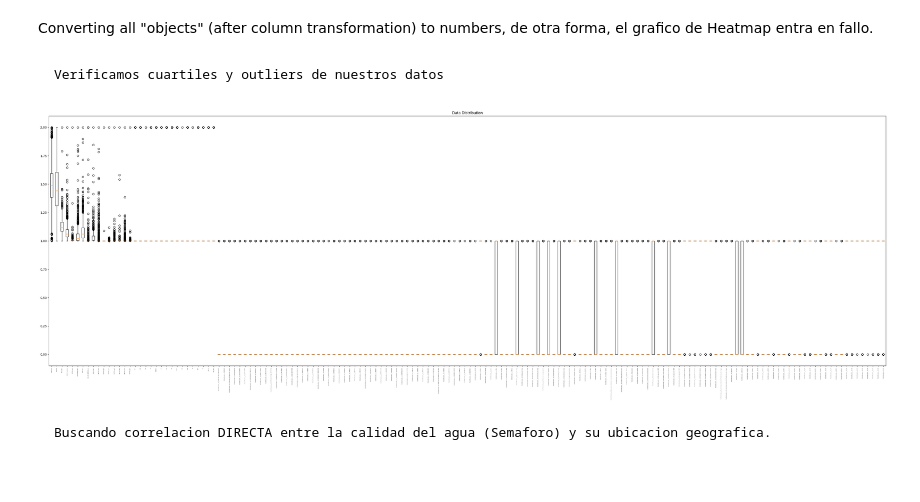
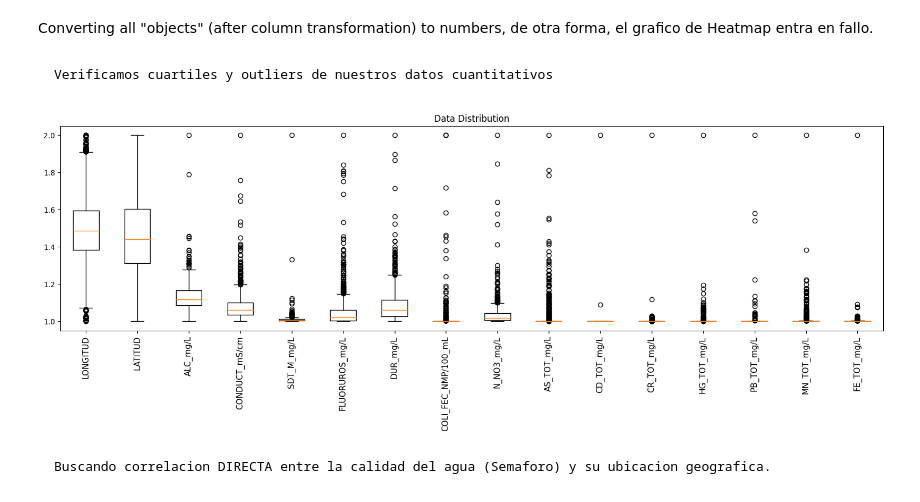
Before and after one commit to PosgradoMNA/actividades-del-projecto-equipo_167, a Jupyter notebook: semana 9/Limpieza, análisis, visualización y kmeans.ipynb, the cells around one changed output. Saved outputs shown, nothing was run; the diff lists cells and outputs as text; code cells hidden in the pictures.

```diff
--- a/semana 9/Limpieza, análisis, visualización y kmeans.ipynb
+++ b/semana 9/Limpieza, análisis, visualización y kmeans.ipynb
@@ -113,18 +114,18 @@ Xtv, Xtest, ytv, ytest = train_test_split(X, y, test_size=.15, random_state=0)
 # %% [markdown]
     Creamos el pipeline para normalizar, e imputar datos faltantes
 # %%
-num_pipeline = Pipeline(steps = [('impMediana', SimpleImputer(missing_values=np.nan, strategy= 'mean', fill_value = 0)),
-                                 ('escalaNum', MinMaxScaler(feature_range=(1,2)))])
+num_pipeline = Pipeline(steps = [('impute', SimpleImputer(missing_values=np.nan, strategy= 'mean', fill_value = 0)),
+                                 ('scale', MinMaxScaler(feature_range=(1,2)))])
 num_pipeline_nombres = ['LONGITUD','LATITUD','ALC_mg/L','CONDUCT_mS/cm','SDT_M_mg/L',
-'FLUORUROS_mg/L','DUR_mg/L','COLI_FEC_NMP/100_mL','N_NO3_mg/L','AS_TOT_mg/L','CD_TOT_mg/L','CR_TOT_mg/L','HG_TOT_mg/L','PB_TOT_mg/L','MN_TOT_mg/L','FE_TOT_mg/L',
-'ALC',	'AS',	'CD',	'CF',	'CONDUC',	'CR',	'DT',	'FE',	'FLUO',	'HG',	'MN',	'NI',	'NO3',	'PB',	'SDT_ra',	'SDT_salin']
+'FLUORUROS_mg/L','DUR_mg/L','COLI_FEC_NMP/100_mL','N_NO3_mg/L','AS_TOT_mg/L','CD_TOT_mg/L','CR_TOT_mg/L','HG_TOT_mg/L','PB_TOT_mg/L','MN_TOT_mg/L','FE_TOT_mg/L']
 
 
-catOHE_pipeline =  Pipeline(steps= [('si2', SimpleImputer(missing_values=np.nan, strategy='most_frequent', fill_value=np.nan)),
-                                    ('OneHotEncoder', OneHotEncoder(handle_unknown = 'ignore',drop='if_binary' ))
+
+catOHE_pipeline =  Pipeline(steps= [('impute', SimpleImputer(missing_values=np.nan, strategy='most_frequent', fill_value=np.nan)),
+                                    ('one-hot', OneHotEncoder(handle_unknown = 'ignore',drop='if_binary', sparse=False ))
                                     #('si2', SimpleImputer(missing_values=np.nan, strategy='most_frequent', fill_value=np.nan))
                                     ])
-
+#Dropping numeric and already "one,hot encoded" variables
 catOHE_pipeline_nombres = list(X.drop(columns=['LONGITUD','LATITUD','ALC_mg/L','CONDUCT_mS/cm','SDT_M_mg/L',
 'FLUORUROS_mg/L','DUR_mg/L','COLI_FEC_NMP/100_mL','N_NO3_mg/L','AS_TOT_mg/L','CD_TOT_mg/L','CR_TOT_mg/L','HG_TOT_mg/L','PB_TOT_mg/L','MN_TOT_mg/L','FE_TOT_mg/L',
 'ALC',	'AS',	'CD',	'CF',	'CONDUC',	'CR',	'DT',	'FE',	'FLUO',	'HG',	'MN',	'NI',	'NO3',	'PB',	'SDT_ra',	'SDT_salin']))
@@ -201,14 +136,21 @@ preprocessor = ColumnTransformer(transformers = [('numpipe', num_pipeline, num_p
                                                         ('catohe', catOHE_pipeline, catOHE_pipeline_nombres)
                                         ], remainder='passthrough')
 
+clf = Pipeline(steps=[('preprocessor', preprocessor)])
+clf.fit(Xtv)
+categorcial_encoded_features = clf.named_steps['preprocessor'].transformers_[1][1].named_steps['one-hot'].get_feature_names(catOHE_pipeline_nombres)
 
 XtrainvalTransf = preprocessor.fit_transform(Xtv)
 
-#optional
 XtrainvalTransf_asDataFrame = pd.DataFrame(XtrainvalTransf)
 
+X_Transformed_Columns = []
+X_Transformed_Columns.extend(num_pipeline_nombres)
+X_Transformed_Columns.extend(categorcial_encoded_features)
+#This are the passedtrough columns
+X_Transformed_Columns.extend(['ALC','AS','CD','CF','CONDUC','CR','DT','FE','FLUO','HG','MN','NI','NO3','PB','SDT_ra','SDT_salin'])
 
-XtrainvalTransf_asDataFrame.columns = get_feature_names(preprocessor)
+XtrainvalTransf_asDataFrame.columns = X_Transformed_Columns
 
 XtrainvalTransf_asDataFrame.head(5)
 # %% [output]
@@ -264,15 +209,15 @@ Converting all "objects" (after column transformation) to numbers, de otra forma
 XtrainvalTransf_asDataFrame = XtrainvalTransf_asDataFrame.apply(pd.to_numeric, errors='coerce')
 # %% [markdown]
 
-    Verificamos cuartiles y outliers de nuestros datos
+    Verificamos cuartiles y outliers de nuestros datos cuantitativos
 # %%
-plt.figure(figsize= (50, 15))
-plt.boxplot(XtrainvalTransf_asDataFrame, labels=XtrainvalTransf_asDataFrame.columns)
+plt.figure(figsize= (20, 5))
+plt.boxplot(XtrainvalTransf_asDataFrame[num_pipeline_nombres], labels=num_pipeline_nombres)
 plt.title("Data Distribution")
-plt.xticks(rotation = 90, fontsize=3);
+plt.xticks(rotation = 90, fontsize=11);
 plt.show()
 # %% [output]
-[figure, old version]
+[figure, new version]
 # %% [markdown]
     Buscando correlacion DIRECTA entre la calidad del agua (Semaforo) y su ubicacion geografica.
 # %%
```
Also changed, not shown: parts of 13 cells of this notebook, 1 other file.
